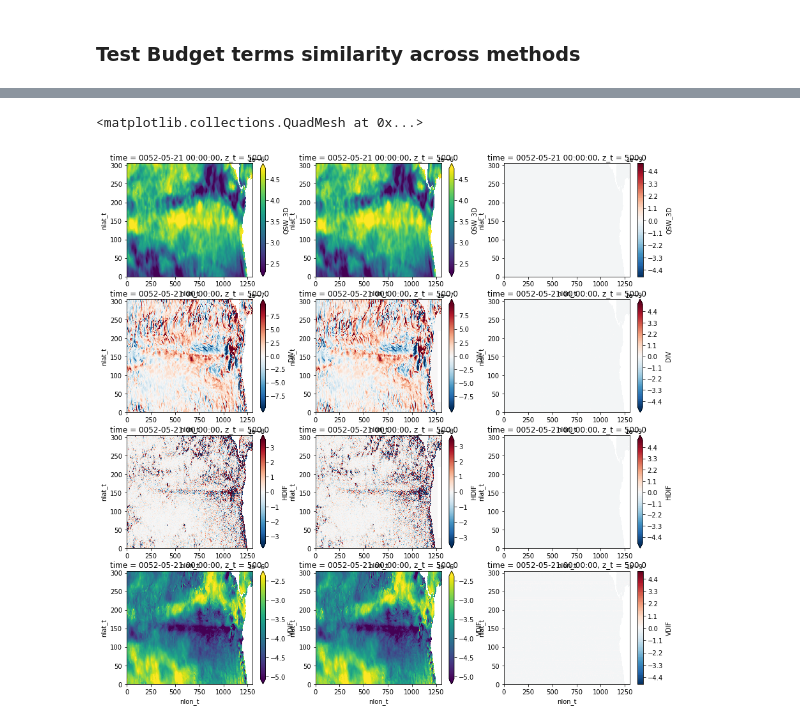
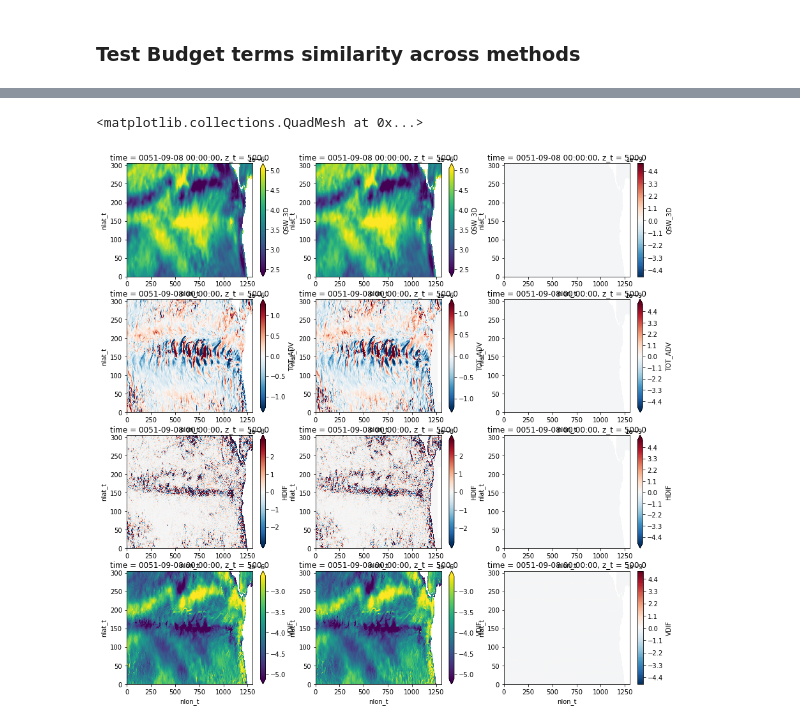
Before and after one commit to NCAR/pop-tools, a Jupyter notebook: docs/source/examples/CloseHeatBudget_POP2.ipynb, the cells around one changed output, grey strips where cells are left out. Drawn from its saved outputs; the diff is of its cells as text; code cells hidden in the pictures.

```diff
--- a/docs/source/examples/CloseHeatBudget_POP2.ipynb
+++ b/docs/source/examples/CloseHeatBudget_POP2.ipynb
@@ -127,6 +127,20 @@ Coordinates:
     calendar:          All years have exactly  365 days.
     start_time:        This dataset was created on 2019-01-28 at 05:50:25.2
     cell_methods:      cell_methods = time: mean ==> the variable values are ...
+# %%
+# this is for the version to be commited
+# open sample data
+filepath = pop_tools.DATASETS.fetch('Pac_POP0.1_JRA_IAF_1993-12-6-test.nc')
+ds = xr.open_dataset(filepath)
+
+# get DZU and DZT, needed for operations later on
+filepath_g = pop_tools.DATASETS.fetch('Pac_grid_pbc_1301x305x62.tx01_62l.2013-07-13.nc')
+ds_g = xr.open_dataset(filepath_g)
+
+ds["DZT"] = ds_g.DZT
+ds["DZU"] = ds_g.DZU
+ds["cell_volume_t"] = ds_g.DZT * ds_g.DXT * ds_g.DYT
+ds["cell_volume_u"] = ds_g.DZU * ds_g.DXT * ds_g.DYT
 # %% [markdown]
 #### if you wanted more than one file this is a convenient way to do it
 # %%
@@ -228,7 +245,7 @@ dx['WTT'] = (gridx.diff((dsx.WTT.fillna(0) * dsx.dz.drop('z_t').rename({"z_t":"z
              /
              dsx.DZT)
 
-dx['DIV']=dx['UET']+dx['VNT']+dx['WTT']
+dx['TOT_ADV']=dx['UET']+dx['VNT']+dx['WTT']
 # %% [markdown]
 #### ii) Heat flux due to vertical mixing:
 includes surface flux at the 0th layer
@@ -332,7 +349,7 @@ dm['WTT'] = (gridxgcm.diff(dsxgcm.WTT.fillna(0) * (dsxgcm.dz * dsxgcm.DXT * dsxg
                            axis="Z", boundary="extend")
              /
              dsxgcm.VOL)
-dm['DIV'] = dm['UET'] + dm['VNT'] + dm['WTT']
+dm['TOT_ADV'] = dm['UET'] + dm['VNT'] + dm['WTT']
 # %% [markdown]
 #### ii) Heat flux due to vertical mixing:
 includes surface flux at the 0th layer
@@ -464,10 +442,10 @@ dx.QSW_3D.isel(time=0, z_t=0).plot(ax=ax[0,1], robust=True)
 (dm.QSW_3D-dx.QSW_3D).isel(time=0, z_t=0).plot(ax=ax[0,2], levels=np.arange(-5e-9,5.1e-9,0.1e-9))
 
 # total advection
-dm.DIV.isel(time=0, z_t=0).plot(ax=ax[1,0], robust=True)
-dx.DIV.isel(time=0, z_t=0).plot(ax=ax[1,1], robust=True)
+dm.TOT_ADV.isel(time=0, z_t=0).plot(ax=ax[1,0], robust=True)
+dx.TOT_ADV.isel(time=0, z_t=0).plot(ax=ax[1,1], robust=True)
 
-(dm.DIV-dx.DIV).isel(time=0, z_t=0).plot(ax=ax[1,2], levels=np.arange(-5e-9,5.1e-9,0.1e-9))
+(dm.TOT_ADV-dx.TOT_ADV).isel(time=0, z_t=0).plot(ax=ax[1,2], levels=np.arange(-5e-9,5.1e-9,0.1e-9))
 
 # horizontal mixing
 dm.HDIF.isel(time=0, z_t=0).plot(ax=ax[2,0], robust=True)
@@ -486,5 +464,5 @@ Wall time: 30.2 s
 <matplotlib.collections.QuadMesh at 0x...>
-[figure, old version]
+[figure, new version]
 # %%
 %%time
 
```
Also changed, not shown: parts of 15 cells of this notebook.
